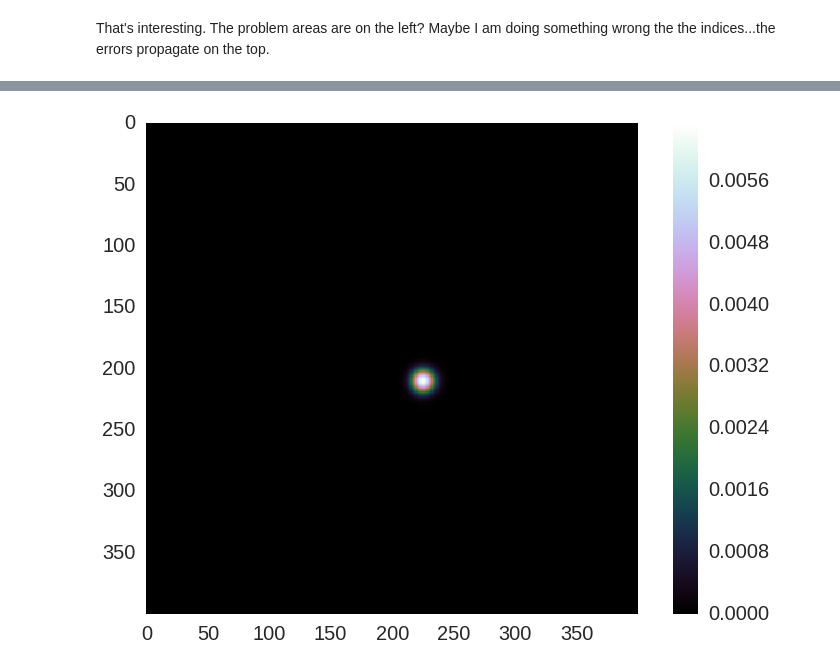
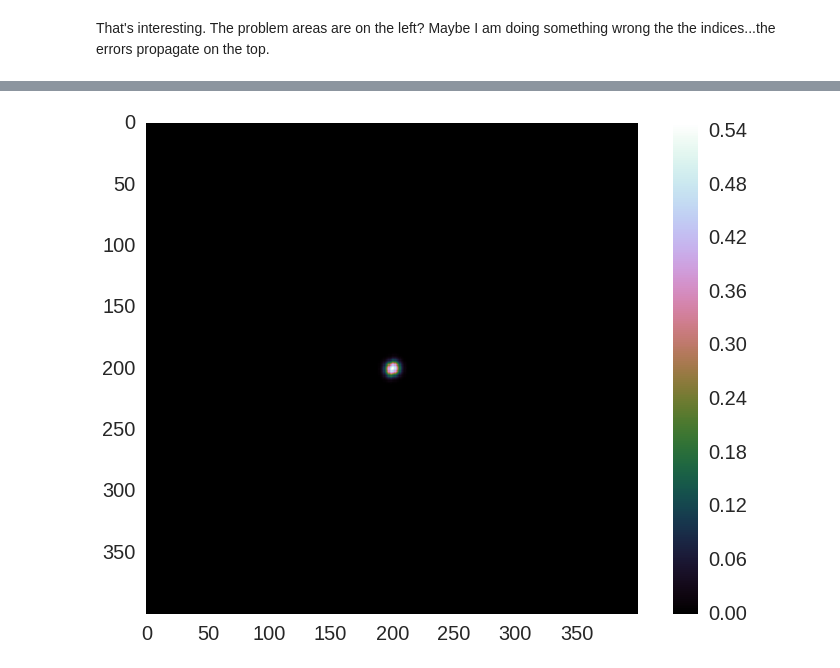
Before and after one commit to btweinstein/AC274, a Jupyter notebook: docs/2d_adr_package.ipynb, the cells around one changed output, grey strips where cells are left out. Cells and saved outputs as stored; diff of their text form; code cells hidden in the pictures.

```diff
--- a/docs/2d_adr_package.ipynb
+++ b/docs/2d_adr_package.ipynb
@@ -34,8 +34,8 @@ dr = 1./num_points
 # %% [markdown]
 Let us create an interesting flow-field. It wil be similar to our experiment...
 # %%
-rot_speed1 = 0.01*dt
-rot_speed2 = 0.01*dt
+rot_speed1 = .01*dt
+rot_speed2 = .01*dt
 vortex1 = [imax/2, jmax/4]
 vortex2 = [imax/2, 3*jmax/4]
 # %%
@@ -65,6 +65,13 @@ plt.streamplot(xmesh, ymesh, v, u)
 [figure]
 # %% [markdown]
 Cool. Let's try this. The fluid should rotate every 10 iterations. We don't want the maximum speed to be greater than $dr/dt$...let's check that they are close at least.
+# %%
+#fi_orig = np.zeros((imax, jmax), dtype=np.double)
+#fi_orig[47:53, 47:53] = 0.1
+fi_orig = None
+
+D = (.5*dr**2/dt)
+s = 0.3
 # %%
 dr/dt
 # %% [output]
@@ -76,12 +91,5 @@ v_field1.max()
 # %% [markdown]
 We set the growth rate large and the diffusion constant small.
-# %%
-#fi_orig = np.zeros((imax, jmax), dtype=np.double)
-#fi_orig[47:53, 47:53] = 0.1
-fi_orig = None
-
-D = (1*dr**2/dt)
-s = 0.3
 # %%
 sol = Solver(imax=imax, jmax=jmax, kmax=kmax, dt=dt, use_morton=False, s=s,
             v=v, u=u, dr=dr, D=D, fi_orig = fi_orig)
@@ -94,0 +107,2 @@ Done!
+# %%
+sol.fi_orig *= 50
@@ -137,7 +141,7 @@ array([[  6.54291057e-191,   1.01858377e-191,   1.56984735e-192, ...,
 # %%
-ski.io.imshow(result[:, :, 100])
+ski.io.imshow(result[:, :, 10])
 plt.grid(False)
 
 #plt.clim([0, 1])
 # %% [output]
-[figure, old version]
+[figure, new version]
```
Also changed, not shown: parts of 11 cells of this notebook, 1 other file.
